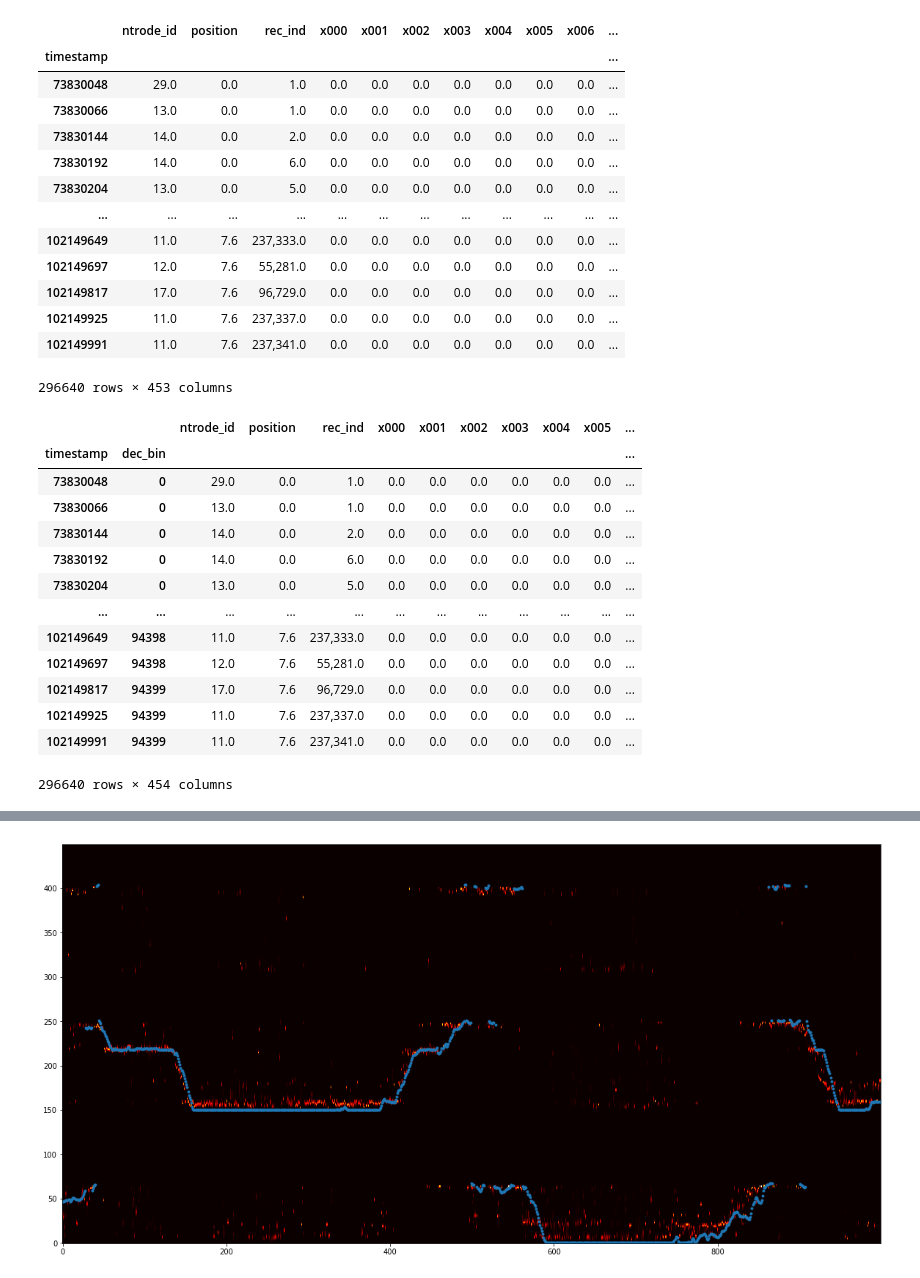
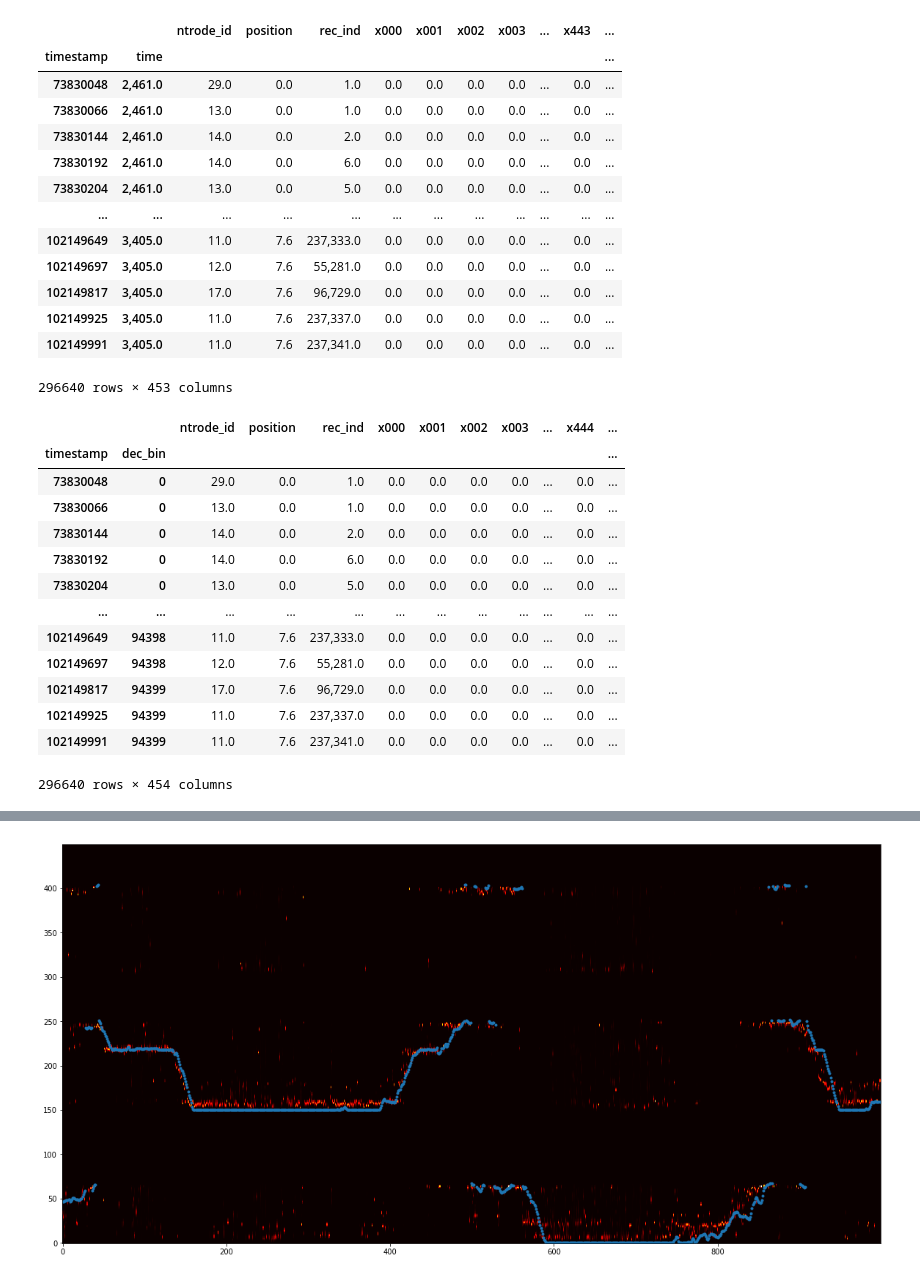
Before and after one commit to daliu87/spykshrk_realtime, a Jupyter notebook: jupyter-notebooks/decoding/examples/example_data_container_transformations.ipynb, the cells around one changed output, grey strips where cells are left out. Cells and saved outputs as stored; diff of their text form; code cells hidden in the pictures.

```diff
--- a/jupyter-notebooks/decoding/examples/example_data_container_transformations.ipynb
+++ b/jupyter-notebooks/decoding/examples/example_data_container_transformations.ipynb
@@ -10,7 +10,7 @@ from spykshrk.realtime.simulator import nspike_data
 
 from spykshrk.franklab.pp_decoder.pp_clusterless import OfflinePPDecoder
 from spykshrk.franklab.pp_decoder.data_containers import EncodeSettings, DecodeSettings, SpikeObservation, \
-                                                         LinearPositionContainer
+                                                         LinearPosition, StimLockout, Posteriors
 
 %load_ext Cython
 
@@ -19,6 +19,7 @@ from spykshrk.franklab.pp_decoder.data_containers import EncodeSettings, DecodeS
 #pd.set_option('float_format', '{:,.2f}'.format)
 pd.set_option('display.precision', 4)
 pd.set_option('display.max_rows', 10)
+pd.set_option('display.max_columns', 15)
 #pd.set_option('display.width', 180)
 
 idx = pd.IndexSlice
@@ -40,10 +41,10 @@ decode_settings = DecodeSettings(config)
 store = pd.HDFStore(hdf_file, mode='r')
 
 # Encapsulate Spike Observation panda table in container
-observ_obj = SpikeObservation(store['rec_3'])
+observ_obj = SpikeObservation.create_from_realtime(store['rec_3'])
 
 # Grab stimulation lockout times
-stim_lockout = store['rec_11']
+stim_lockout = StimLockout.create_from_realtime(store['rec_11'])
 
 # Grab animal linearized real position
 nspike_anim = nspike_data.AnimalInfo(**config['simulator']['nspike_animal_info'])
@@ -51,6 +52,6 @@ pos = nspike_data.PosMatDataStream(nspike_anim)
 pos_data = pos.data
 
 # Encapsulate linear position
-lin_obj = LinearPositionContainer(pos_data, encode_settings)
+lin_obj = LinearPosition.create_from_nspike_posmat(pos_data, encode_settings)
 # %%
 # Linearized position data, example of MultiIndexing pandas table
@@ -84,41 +113,41 @@ lin_obj.get_resampled(30000)
 # %%
 # Observation distribution of each spike in a single epoch. This is calculated and cached from
 # an encoding model in the realtime module. Currently this is only valid for a single epoch's data.
 
-observ_obj.spike_dec
+observ_obj
 # %% [output]
-|  | ntrode_id | position | rec_ind | x000 | x001 | x002 | x003 | x004 | x005 | x006 | ... |
-| timestamp |  |  |  |  |  |  |  |  |  |  | ... |
-| 73830048 | 29.0 | 0.0 | 1.0 | 0.0 | 0.0 | 0.0 | 0.0 | 0.0 | 0.0 | 0.0 | ... |
-| 73830066 | 13.0 | 0.0 | 1.0 | 0.0 | 0.0 | 0.0 | 0.0 | 0.0 | 0.0 | 0.0 | ... |
-| 73830144 | 14.0 | 0.0 | 2.0 | 0.0 | 0.0 | 0.0 | 0.0 | 0.0 | 0.0 | 0.0 | ... |
-| 73830192 | 14.0 | 0.0 | 6.0 | 0.0 | 0.0 | 0.0 | 0.0 | 0.0 | 0.0 | 0.0 | ... |
-| 73830204 | 13.0 | 0.0 | 5.0 | 0.0 | 0.0 | 0.0 | 0.0 | 0.0 | 0.0 | 0.0 | ... |
+|  |  | ntrode_id | position | rec_ind | x000 | x001 | x002 | x003 | ... | x443 | ... |
+| timestamp | time |  |  |  |  |  |  |  |  |  | ... |
+| 73830048 | 2,461.0 | 29.0 | 0.0 | 1.0 | 0.0 | 0.0 | 0.0 | 0.0 | ... | 0.0 | ... |
+| 73830066 | 2,461.0 | 13.0 | 0.0 | 1.0 | 0.0 | 0.0 | 0.0 | 0.0 | ... | 0.0 | ... |
+| 73830144 | 2,461.0 | 14.0 | 0.0 | 2.0 | 0.0 | 0.0 | 0.0 | 0.0 | ... | 0.0 | ... |
+| 73830192 | 2,461.0 | 14.0 | 0.0 | 6.0 | 0.0 | 0.0 | 0.0 | 0.0 | ... | 0.0 | ... |
+| 73830204 | 2,461.0 | 13.0 | 0.0 | 5.0 | 0.0 | 0.0 | 0.0 | 0.0 | ... | 0.0 | ... |
 | ... | ... | ... | ... | ... | ... | ... | ... | ... | ... | ... | ... |
-| 102149649 | 11.0 | 7.6 | 237,333.0 | 0.0 | 0.0 | 0.0 | 0.0 | 0.0 | 0.0 | 0.0 | ... |
-| 102149697 | 12.0 | 7.6 | 55,281.0 | 0.0 | 0.0 | 0.0 | 0.0 | 0.0 | 0.0 | 0.0 | ... |
-| 102149817 | 17.0 | 7.6 | 96,729.0 | 0.0 | 0.0 | 0.0 | 0.0 | 0.0 | 0.0 | 0.0 | ... |
-| 102149925 | 11.0 | 7.6 | 237,337.0 | 0.0 | 0.0 | 0.0 | 0.0 | 0.0 | 0.0 | 0.0 | ... |
-| 102149991 | 11.0 | 7.6 | 237,341.0 | 0.0 | 0.0 | 0.0 | 0.0 | 0.0 | 0.0 | 0.0 | ... |
+| 102149649 | 3,405.0 | 11.0 | 7.6 | 237,333.0 | 0.0 | 0.0 | 0.0 | 0.0 | ... | 0.0 | ... |
+| 102149697 | 3,405.0 | 12.0 | 7.6 | 55,281.0 | 0.0 | 0.0 | 0.0 | 0.0 | ... | 0.0 | ... |
+| 102149817 | 3,405.0 | 17.0 | 7.6 | 96,729.0 | 0.0 | 0.0 | 0.0 | 0.0 | ... | 0.0 | ... |
+| 102149925 | 3,405.0 | 11.0 | 7.6 | 237,337.0 | 0.0 | 0.0 | 0.0 | 0.0 | ... | 0.0 | ... |
+| 102149991 | 3,405.0 | 11.0 | 7.6 | 237,341.0 | 0.0 | 0.0 | 0.0 | 0.0 | ... | 0.0 | ... |
 296640 rows × 453 columns
 # %%
 # Assign bins (300 samples == 10ms) to each spike based on its timestamp, bins stored as dec_bin column.
 
-observ_obj.get_observations_bin_assigned(300)
+observ_obj.update_observations_bins(300)
 # %% [output]
-|  |  | ntrode_id | position | rec_ind | x000 | x001 | x002 | x003 | x004 | x005 | ... |
+|  |  | ntrode_id | position | rec_ind | x000 | x001 | x002 | x003 | ... | x444 | ... |
 | timestamp | dec_bin |  |  |  |  |  |  |  |  |  | ... |
-| 73830048 | 0 | 29.0 | 0.0 | 1.0 | 0.0 | 0.0 | 0.0 | 0.0 | 0.0 | 0.0 | ... |
-| 73830066 | 0 | 13.0 | 0.0 | 1.0 | 0.0 | 0.0 | 0.0 | 0.0 | 0.0 | 0.0 | ... |
-| 73830144 | 0 | 14.0 | 0.0 | 2.0 | 0.0 | 0.0 | 0.0 | 0.0 | 0.0 | 0.0 | ... |
-| 73830192 | 0 | 14.0 | 0.0 | 6.0 | 0.0 | 0.0 | 0.0 | 0.0 | 0.0 | 0.0 | ... |
-| 73830204 | 0 | 13.0 | 0.0 | 5.0 | 0.0 | 0.0 | 0.0 | 0.0 | 0.0 | 0.0 | ... |
+| 73830048 | 0 | 29.0 | 0.0 | 1.0 | 0.0 | 0.0 | 0.0 | 0.0 | ... | 0.0 | ... |
+| 73830066 | 0 | 13.0 | 0.0 | 1.0 | 0.0 | 0.0 | 0.0 | 0.0 | ... | 0.0 | ... |
+| 73830144 | 0 | 14.0 | 0.0 | 2.0 | 0.0 | 0.0 | 0.0 | 0.0 | ... | 0.0 | ... |
+| 73830192 | 0 | 14.0 | 0.0 | 6.0 | 0.0 | 0.0 | 0.0 | 0.0 | ... | 0.0 | ... |
+| 73830204 | 0 | 13.0 | 0.0 | 5.0 | 0.0 | 0.0 | 0.0 | 0.0 | ... | 0.0 | ... |
 | ... | ... | ... | ... | ... | ... | ... | ... | ... | ... | ... | ... |
-| 102149649 | 94398 | 11.0 | 7.6 | 237,333.0 | 0.0 | 0.0 | 0.0 | 0.0 | 0.0 | 0.0 | ... |
-| 102149697 | 94398 | 12.0 | 7.6 | 55,281.0 | 0.0 | 0.0 | 0.0 | 0.0 | 0.0 | 0.0 | ... |
-| 102149817 | 94399 | 17.0 | 7.6 | 96,729.0 | 0.0 | 0.0 | 0.0 | 0.0 | 0.0 | 0.0 | ... |
-| 102149925 | 94399 | 11.0 | 7.6 | 237,337.0 | 0.0 | 0.0 | 0.0 | 0.0 | 0.0 | 0.0 | ... |
-| 102149991 | 94399 | 11.0 | 7.6 | 237,341.0 | 0.0 | 0.0 | 0.0 | 0.0 | 0.0 | 0.0 | ... |
+| 102149649 | 94398 | 11.0 | 7.6 | 237,333.0 | 0.0 | 0.0 | 0.0 | 0.0 | ... | 0.0 | ... |
+| 102149697 | 94398 | 12.0 | 7.6 | 55,281.0 | 0.0 | 0.0 | 0.0 | 0.0 | ... | 0.0 | ... |
+| 102149817 | 94399 | 17.0 | 7.6 | 96,729.0 | 0.0 | 0.0 | 0.0 | 0.0 | ... | 0.0 | ... |
+| 102149925 | 94399 | 11.0 | 7.6 | 237,337.0 | 0.0 | 0.0 | 0.0 | 0.0 | ... | 0.0 | ... |
+| 102149991 | 94399 | 11.0 | 7.6 | 237,341.0 | 0.0 | 0.0 | 0.0 | 0.0 | ... | 0.0 | ... |
 296640 rows × 454 columns
 # %%
 # For each time bin, compute the product of the distribution stored in columns x0:x449.
```
Also changed, not shown: parts of 6 cells of this notebook, 4 other files.
